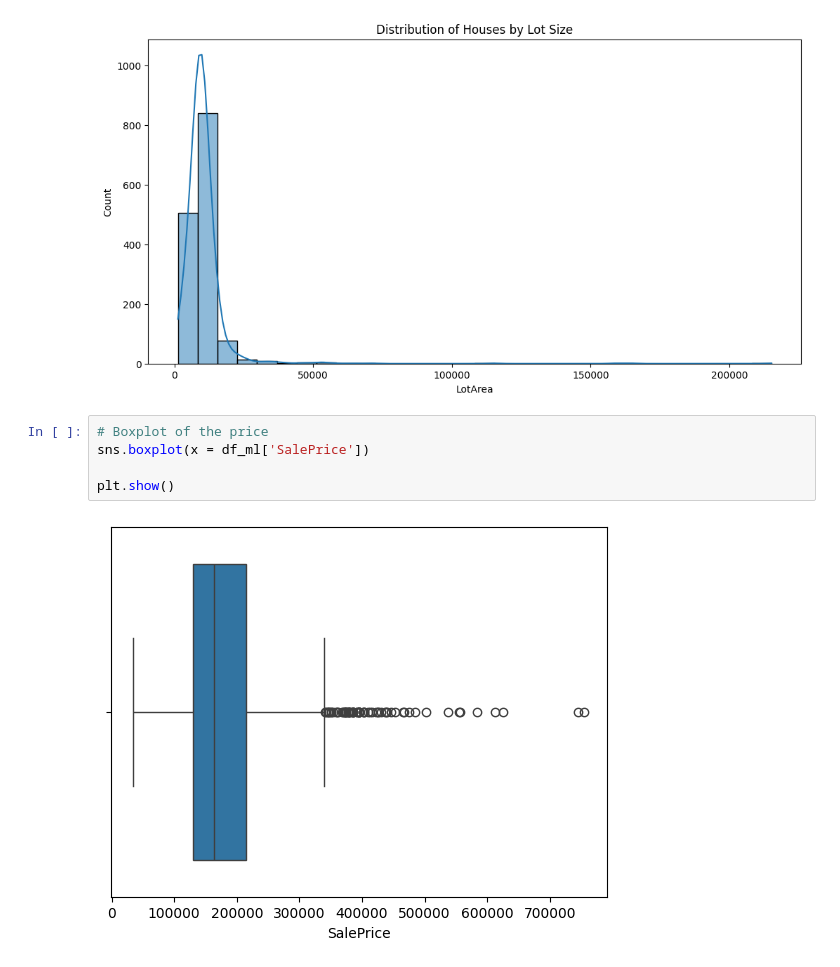
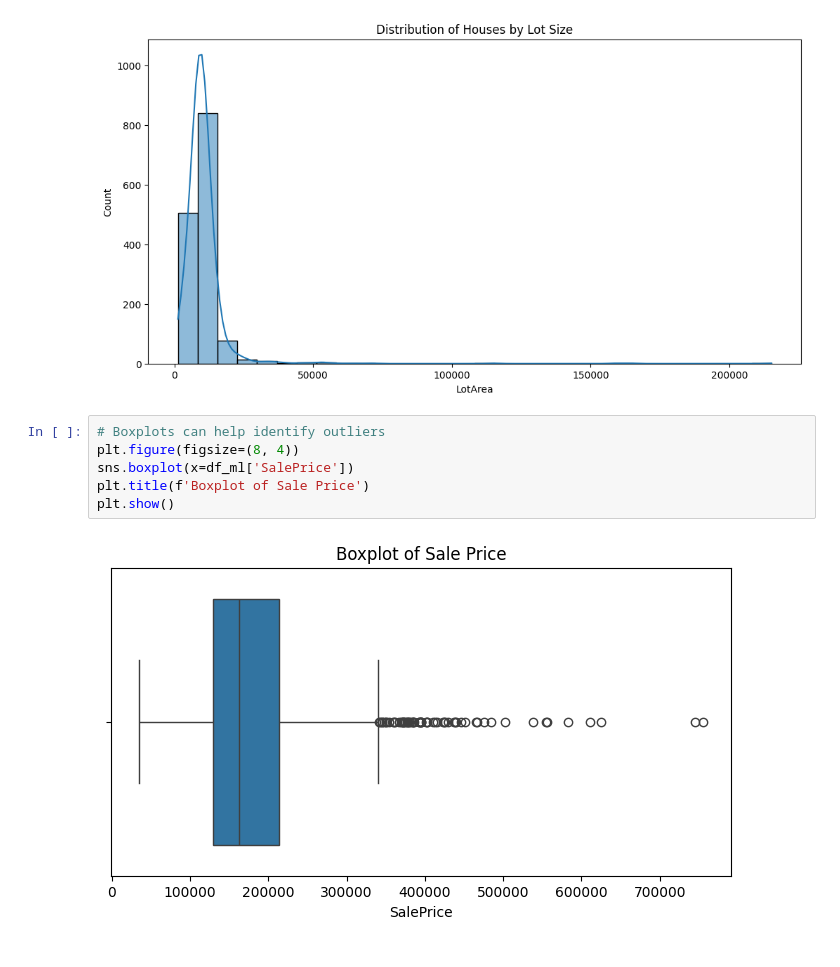
Before and after one commit to Meenakshigupta6527/EDA-for-Real-Estate-Pricing, a Jupyter notebook: Exploratory_Data_Analysis_for_Real_Estate_Pricing.ipynb, the cells around one changed output. Saved outputs shown, nothing was run; the diff lists cells and outputs as text.

```diff
--- a/Exploratory_Data_Analysis_for_Real_Estate_Pricing.ipynb
+++ b/Exploratory_Data_Analysis_for_Real_Estate_Pricing.ipynb
@@ -280,10 +336,11 @@ plt.title('Distribution of Houses by Lot Size')
 plt.show()
 # %% [output]
 [figure]
-# %%
-# Boxplot of the price
-sns.boxplot(x = df_ml['SalePrice'])
-
-plt.show()
-# %% [output]
-[figure, removed]
+# %%
+# Boxplots can help identify outliers
+plt.figure(figsize=(8, 4))
+sns.boxplot(x=df_ml['SalePrice'])
+plt.title(f'Boxplot of Sale Price')
+plt.show()
+# %% [output]
+[figure, added]
```
Also changed, not shown: parts of 16 cells of this notebook.
